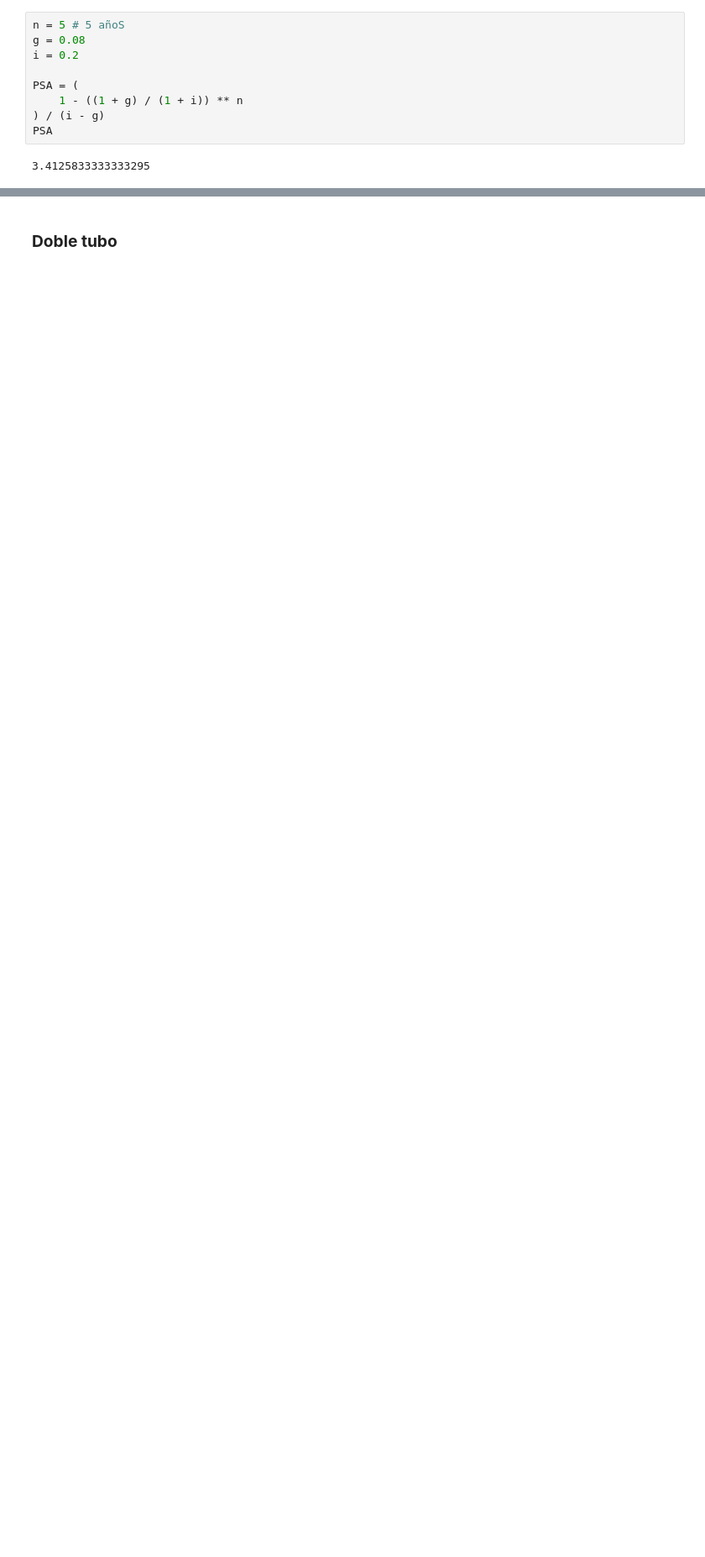
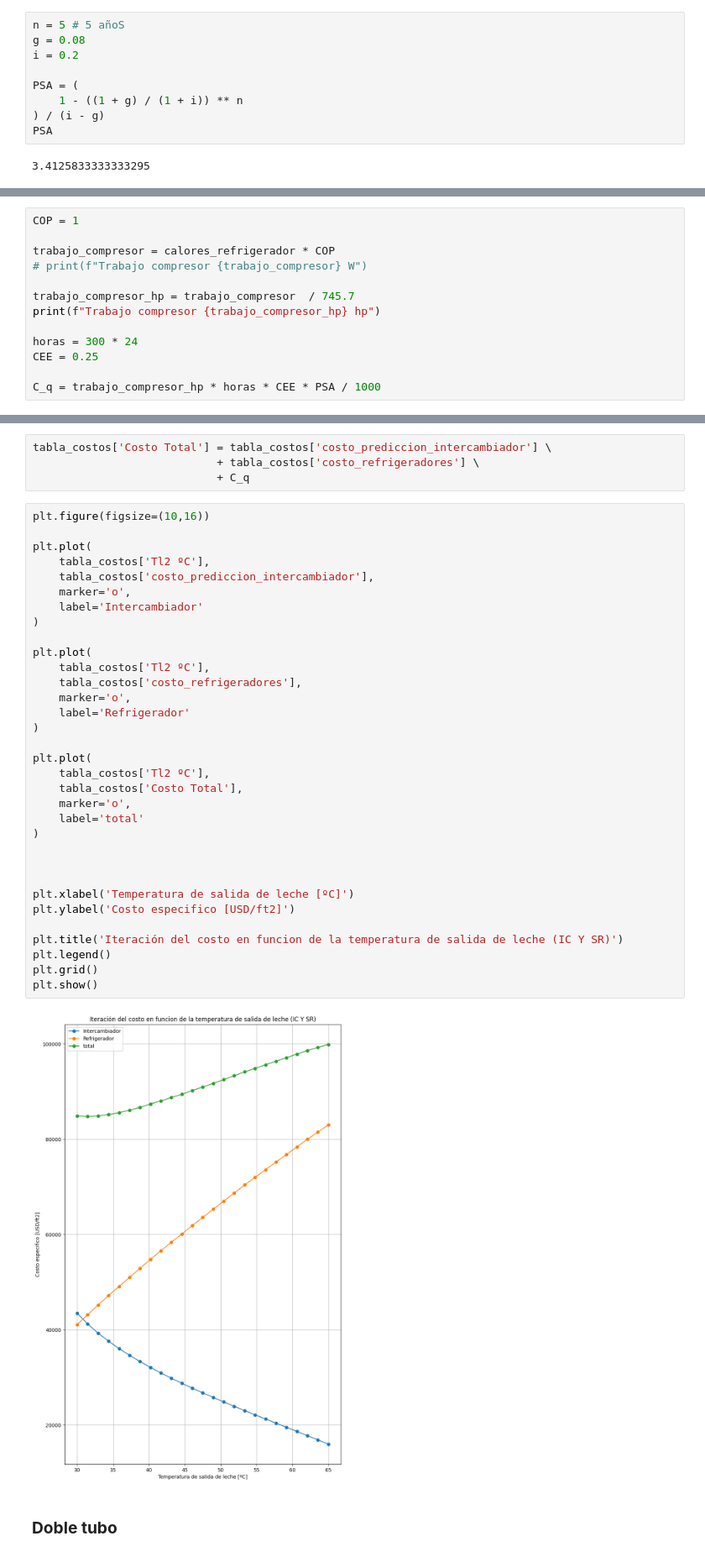
Before and after one commit to DanielSarmiento04/thermical_system, a Jupyter notebook: diseno_intercambiador_leche.ipynb, the cells around one changed output, grey strips where cells are left out. Shown: that part at 84% size. Saved outputs shown, nothing was run; the diff lists cells and outputs as text; blank space fills up the shorter version.

```diff
--- a/diseno_intercambiador_leche.ipynb
+++ b/diseno_intercambiador_leche.ipynb
@@ -882,0 +814,13 @@ array([-75773.41142617, -73563.35359291, -71353.29575964, -69143.23792638,
+# %%
+COP = 1
+
+trabajo_compresor = calores_refrigerador * COP
+# print(f"Trabajo compresor {trabajo_compresor} W")
+
+trabajo_compresor_hp = trabajo_compresor  / 745.7
+print(f"Trabajo compresor {trabajo_compresor_hp} hp")
+
+horas = 300 * 24
+CEE = 0.25
+
+C_q = trabajo_compresor_hp * horas * CEE * PSA / 1000
@@ -883,3 +833,42 @@ array([-75773.41142617, -73563.35359291, -71353.29575964, -69143.23792638,
+# %%
+tabla_costos['Costo Total'] = tabla_costos['costo_prediccion_intercambiador'] \
+                            + tabla_costos['costo_refrigeradores'] \
+                            + C_q
+# %%
+plt.figure(figsize=(10,16))
+
+plt.plot(
+    tabla_costos['Tl2 ºC'],
+    tabla_costos['costo_prediccion_intercambiador'],
+    marker='o',
+    label='Intercambiador'
+)
+
+plt.plot(
+    tabla_costos['Tl2 ºC'],
+    tabla_costos['costo_refrigeradores'],
+    marker='o',
+    label='Refrigerador'
+)
+
+plt.plot(
+    tabla_costos['Tl2 ºC'],
+    tabla_costos['Costo Total'],
+    marker='o',
+    label='total'
+)
+
+
+
+plt.xlabel('Temperatura de salida de leche [ºC]')
+plt.ylabel('Costo especifico [USD/ft2]')
+
+plt.title('Iteración del costo en funcion de la temperatura de salida de leche (IC Y SR)')
+plt.legend()
+plt.grid()
+plt.show()
+# %% [output]
+[figure, added]
 # %% [markdown]
 ### **Doble tubo**
 # %% [markdown]
```
Also changed, not shown: parts of 37 cells of this notebook.
